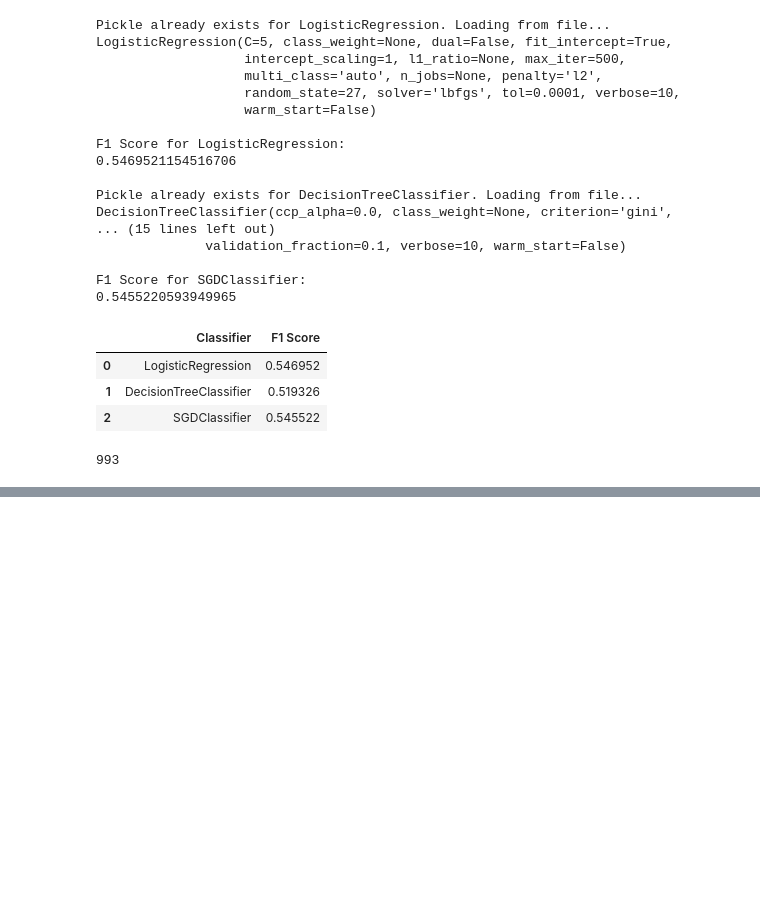
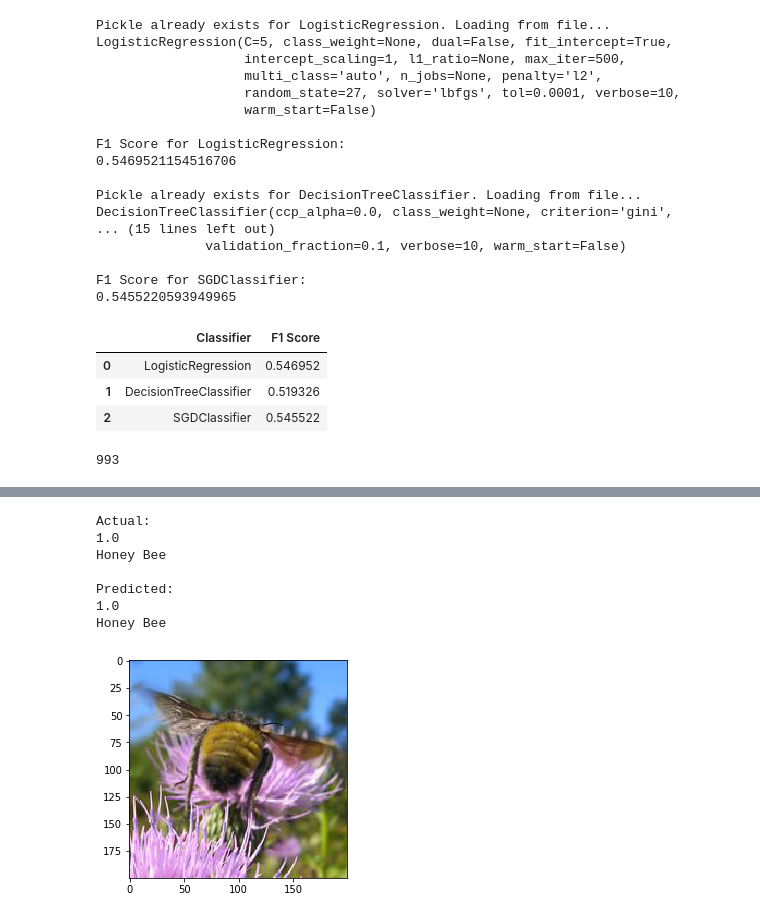
Before and after one commit to bajracharya-kshitij/Bee_Classification, a Jupyter notebook: Bee_Classification_Assignment.ipynb, the cells around one changed output, grey strips where cells are left out. Saved outputs shown, nothing was run; the diff lists cells and outputs as text; code cells hidden in the pictures; blank space fills up the shorter version.

```diff
--- a/Bee_Classification_Assignment.ipynb
+++ b/Bee_Classification_Assignment.ipynb
@@ -248,0 +280,11 @@ array([1., 1., 1., 0., 1., 0., 1., 1., 1., 0., 0., 1., 1., 1., 1., 1., 1.,
+# %%
+get_bee(4117)
+# %% [output]
+Actual:
+1.0
+Honey Bee
+
+Predicted:
+1.0
+Honey Bee
+[figure, added]
```
Also changed, not shown: parts of 13 cells of this notebook.
